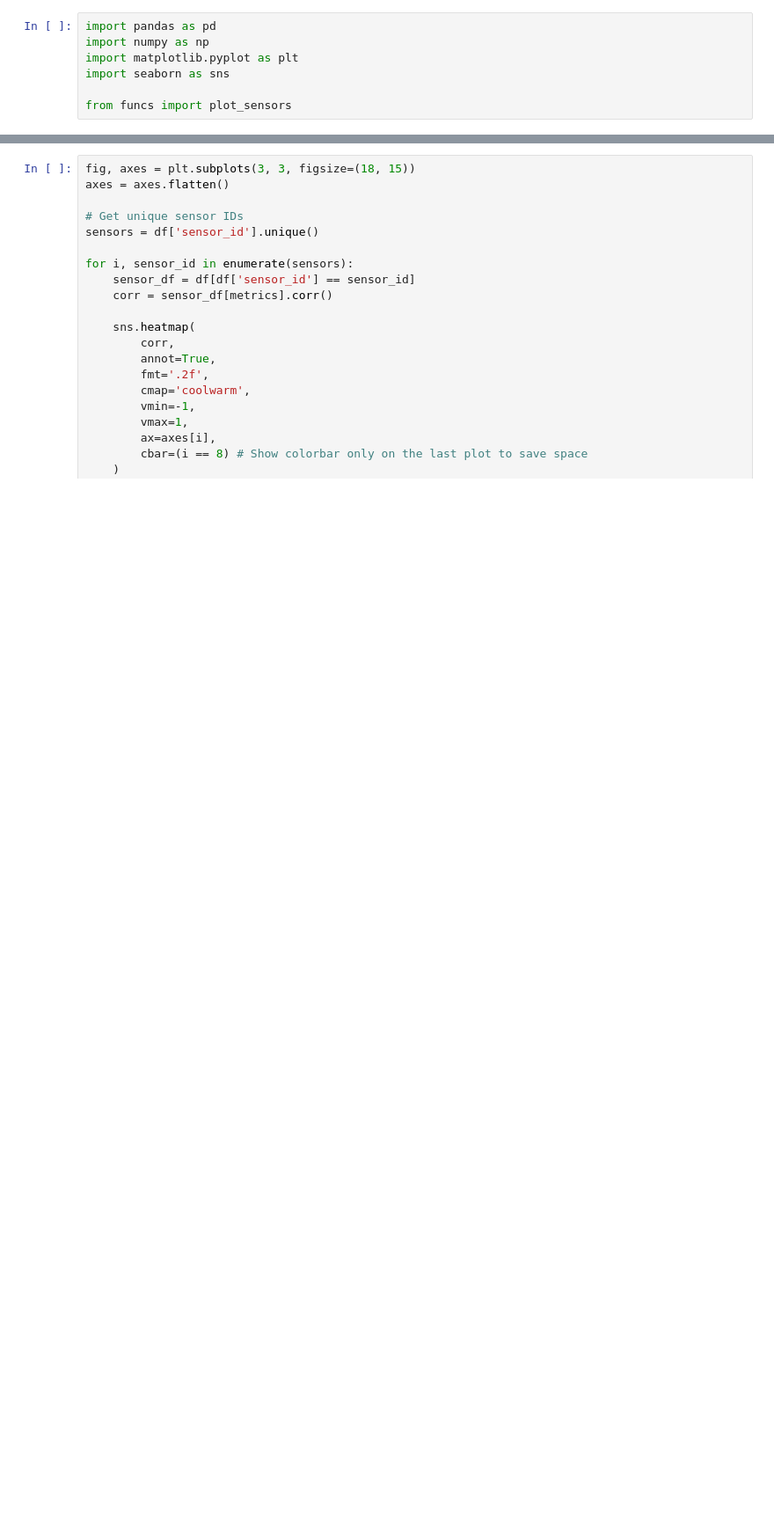
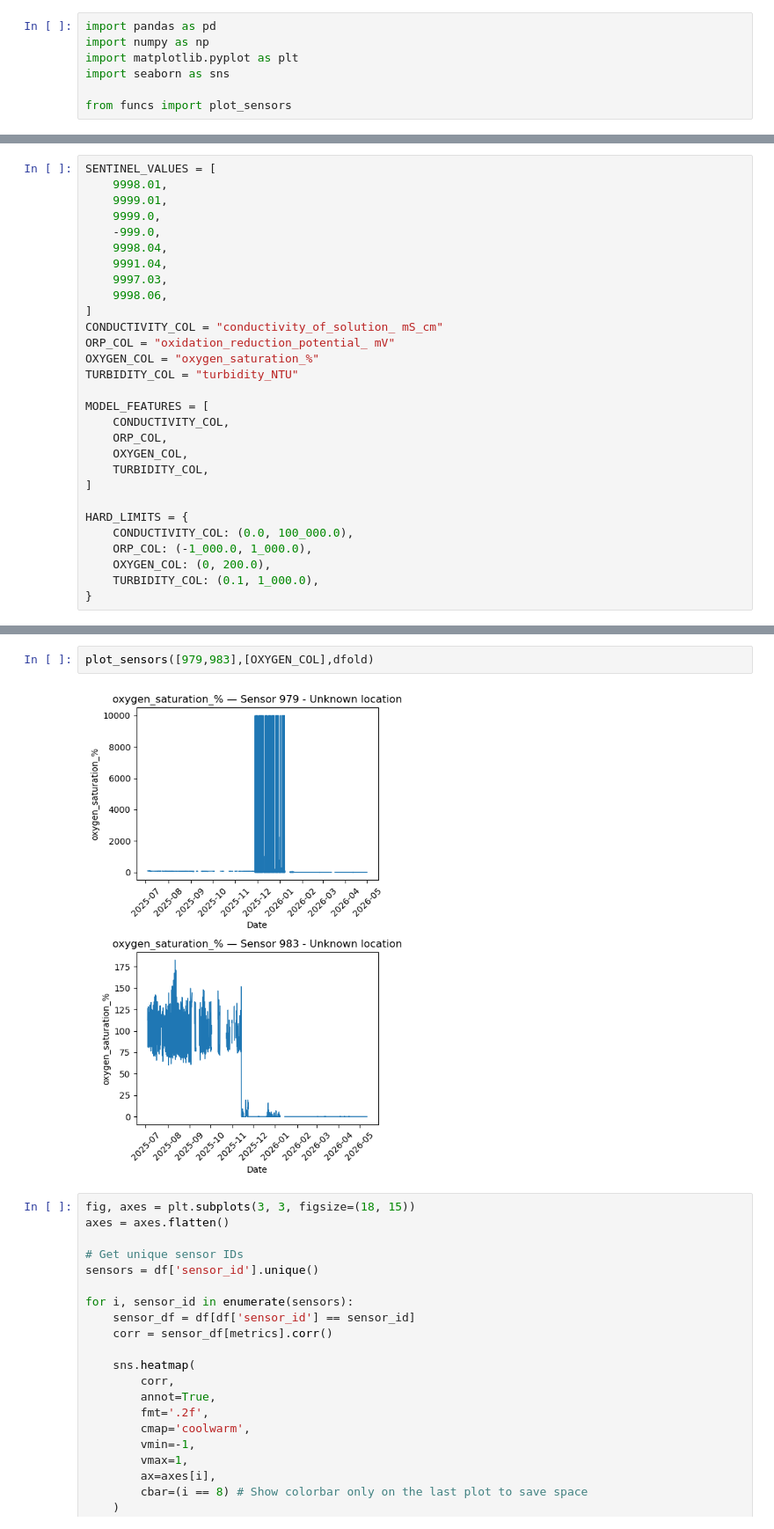
Before and after one commit to Antony-DS/Water-Quality-Classification-Patras, a Jupyter notebook: exploration-nonclean.ipynb, the cells around one changed output, grey strips where cells are left out. Shown at 88% size. Saved outputs shown, nothing was run; the diff lists cells and outputs as text; blank space fills up the shorter version.

```diff
--- a/exploration-nonclean.ipynb
+++ b/exploration-nonclean.ipynb
@@ -12,3 +15,32 @@ regions = {976 : 'Ακταίο', 977: 'Ψαθόπυργος',978: 'Αραχωβ
 df['location'] = df['sensor_id'].map(regions)
 
 df['date_insert'] = pd.to_datetime(df['date_insert'])
+# %%
+SENTINEL_VALUES = [
+    9998.01,
+    9999.01,
+    9999.0,
+    -999.0,
+    9998.04,
+    9991.04,
+    9997.03,
+    9998.06,
+]
+CONDUCTIVITY_COL = "conductivity_of_solution_ mS_cm"
+ORP_COL = "oxidation_reduction_potential_ mV"
+OXYGEN_COL = "oxygen_saturation_%"
+TURBIDITY_COL = "turbidity_NTU"
+
+MODEL_FEATURES = [
+    CONDUCTIVITY_COL,
+    ORP_COL,
+    OXYGEN_COL,
+    TURBIDITY_COL,
+]
+
+HARD_LIMITS = {
+    CONDUCTIVITY_COL: (0.0, 100_000.0),
+    ORP_COL: (-1_000.0, 1_000.0),
+    OXYGEN_COL: (0, 200.0),
+    TURBIDITY_COL: (0.1, 1_000.0),
+}
@@ -35,3 +98,7 @@ plot_sensors(list(df['sensor_id'].unique()),metrics,df)
+# %%
+plot_sensors([979,983],[OXYGEN_COL],dfold)
+# %% [output]
+[figure, added]
 # %%
 fig, axes = plt.subplots(3, 3, figsize=(18, 15))
 axes = axes.flatten()
```
Also changed, not shown: parts of 6 cells of this notebook, 3 other files.
